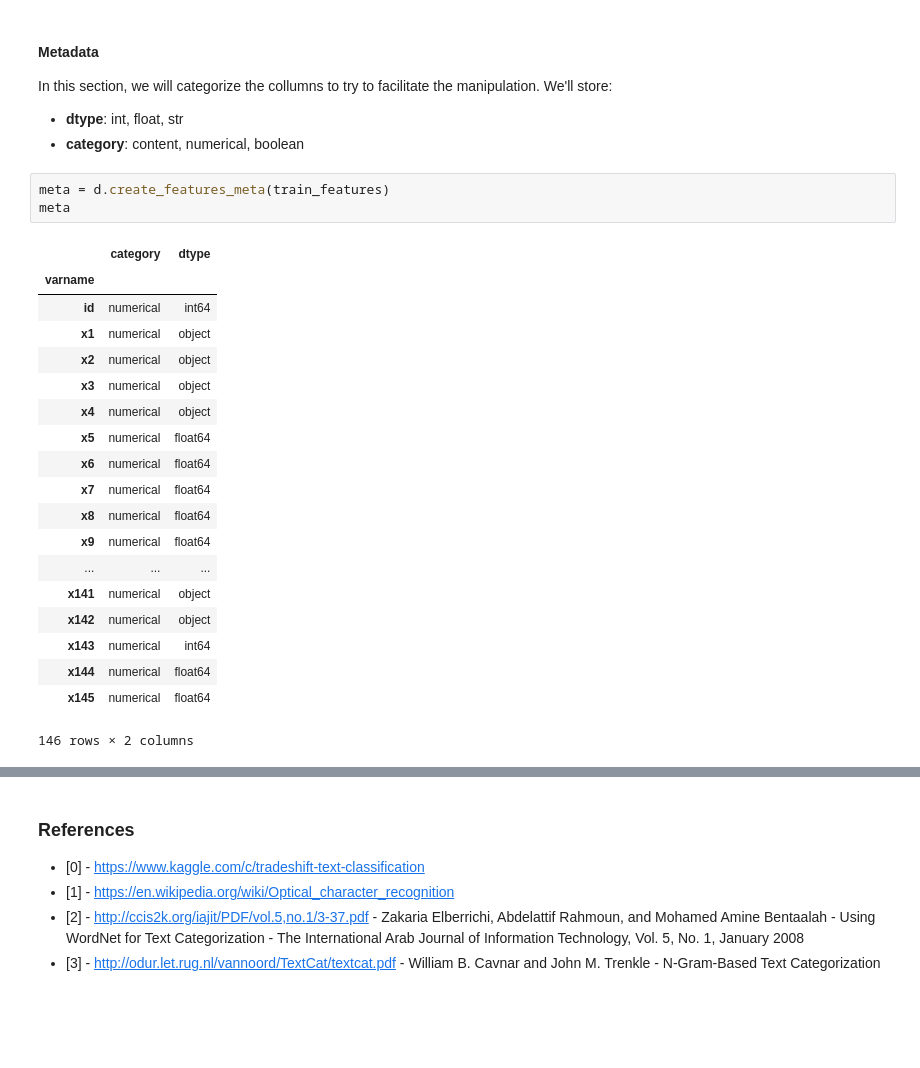
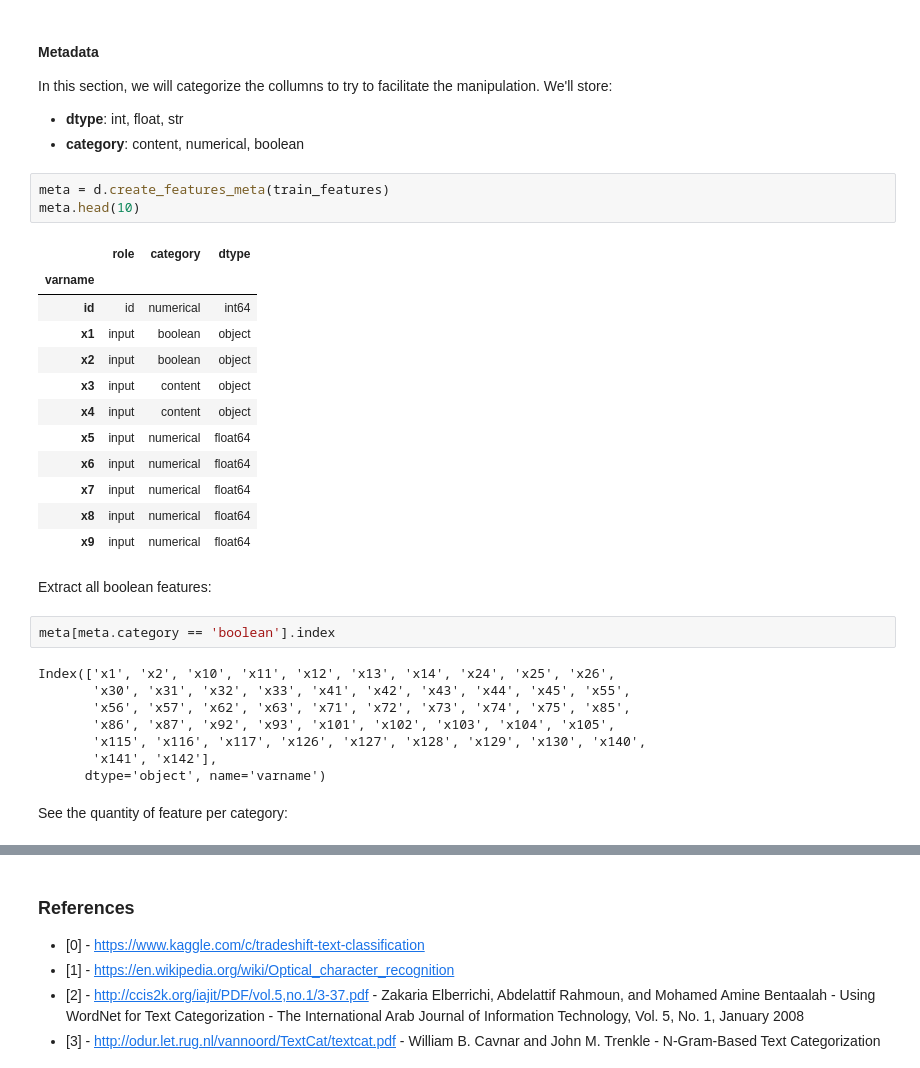
Before and after one commit to felipe-dossantos-dev/mlnd-capstone-tradeshift, a Jupyter notebook: notebooks/capstone-proposal.ipynb, the cells around one changed output, grey strips where cells are left out. Cells and saved outputs as stored; diff of their text form; blank space fills up the shorter version.

```diff
--- a/notebooks/capstone-proposal.ipynb
+++ b/notebooks/capstone-proposal.ipynb
@@ -117,24 +99,31 @@ In this section, we will categorize the collumns to try to facilitate the manipu
 * **category**: content, numerical, boolean
 # %%
 meta = d.create_features_meta(train_features)
-meta
+meta.head(10)
 # %% [output]
-|  | category | dtype |
-| varname |  |  |
-| id | numerical | int64 |
-| x1 | numerical | object |
-| x2 | numerical | object |
-| x3 | numerical | object |
-| x4 | numerical | object |
-| x5 | numerical | float64 |
-| x6 | numerical | float64 |
-| x7 | numerical | float64 |
-| x8 | numerical | float64 |
-| x9 | numerical | float64 |
-| ... | ... | ... |
-| x141 | numerical | object |
-| x142 | numerical | object |
-| x143 | numerical | int64 |
-| x144 | numerical | float64 |
-| x145 | numerical | float64 |
+|  | role | category | dtype |
+| varname |  |  |  |
+| id | id | numerical | int64 |
+| x1 | input | boolean | object |
+| x2 | input | boolean | object |
+| x3 | input | content | object |
+| x4 | input | content | object |
+| x5 | input | numerical | float64 |
+| x6 | input | numerical | float64 |
+| x7 | input | numerical | float64 |
+| x8 | input | numerical | float64 |
+| x9 | input | numerical | float64 |
-146 rows × 2 columns
+# %% [markdown]
+Extract all boolean features:
+# %%
+meta[meta.category == 'boolean'].index
+# %% [output]
+Index(['x1', 'x2', 'x10', 'x11', 'x12', 'x13', 'x14', 'x24', 'x25', 'x26',
+       'x30', 'x31', 'x32', 'x33', 'x41', 'x42', 'x43', 'x44', 'x45', 'x55',
+       'x56', 'x57', 'x62', 'x63', 'x71', 'x72', 'x73', 'x74', 'x75', 'x85',
+       'x86', 'x87', 'x92', 'x93', 'x101', 'x102', 'x103', 'x104', 'x105',
+       'x115', 'x116', 'x117', 'x126', 'x127', 'x128', 'x129', 'x130', 'x140',
+       'x141', 'x142'],
+      dtype='object', name='varname')
+# %% [markdown]
+See the quantity of feature per category:
```
Also changed, not shown: parts of 21 cells of this notebook, 1 other file.
